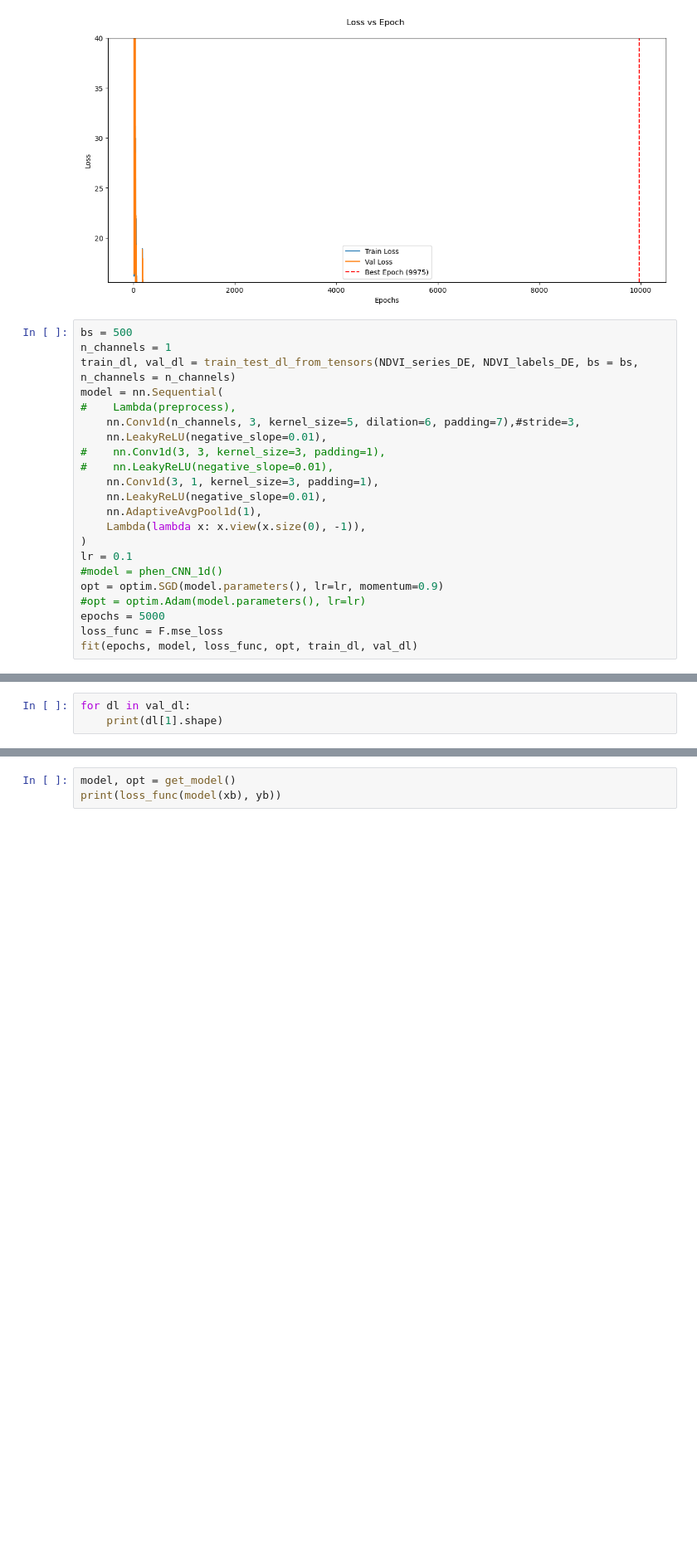
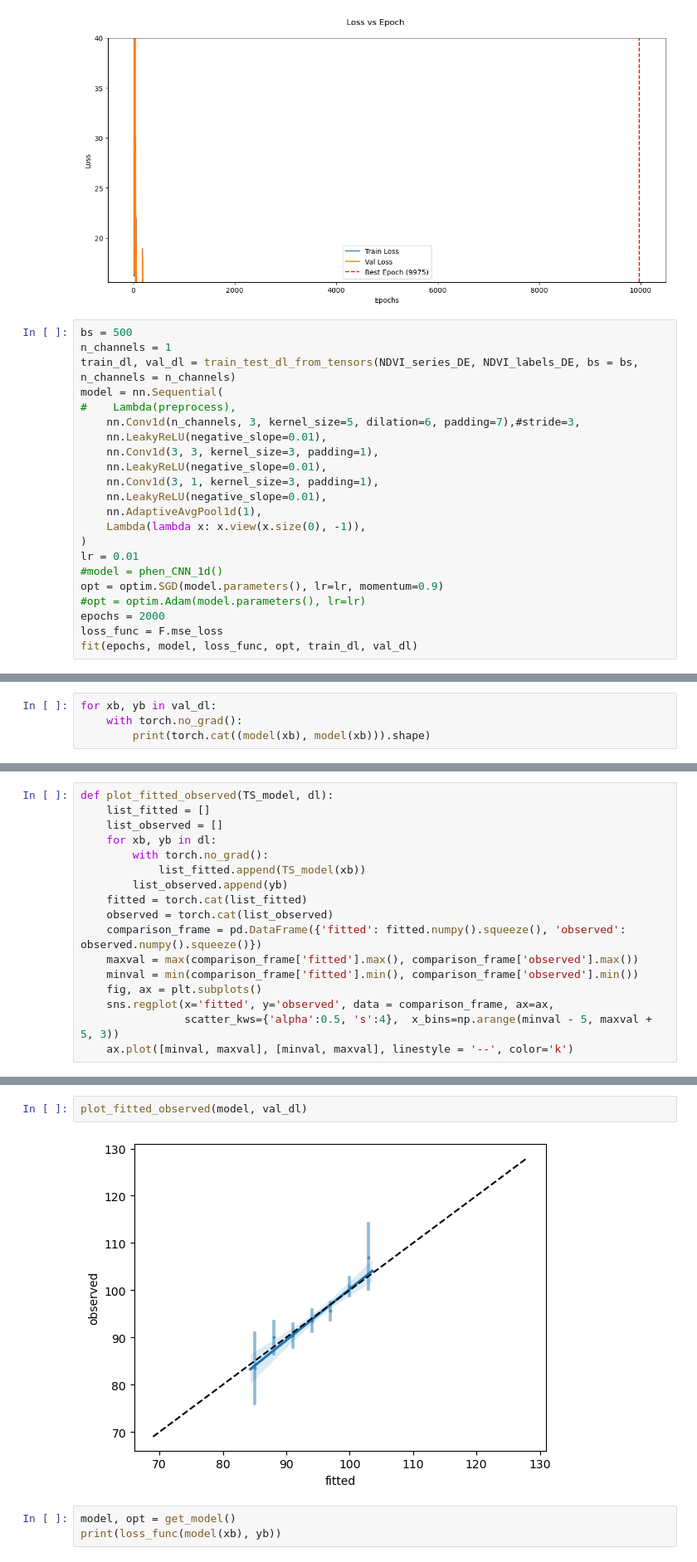
Before and after one commit to MartinP556/ML_algorithms, a Jupyter notebook: CNN_1d.ipynb, the cells around one changed output, grey strips where cells are left out. Shown: that part at 83% size. Cells and saved outputs as stored; diff of their text form; blank space fills up the shorter version.

```diff
--- a/CNN_1d.ipynb
+++ b/CNN_1d.ipynb
@@ -700,18 +936,18 @@ model = nn.Sequential(
 #    Lambda(preprocess),
     nn.Conv1d(n_channels, 3, kernel_size=5, dilation=6, padding=7),#stride=3,
     nn.LeakyReLU(negative_slope=0.01),
-#    nn.Conv1d(3, 3, kernel_size=3, padding=1),
-#    nn.LeakyReLU(negative_slope=0.01),
+    nn.Conv1d(3, 3, kernel_size=3, padding=1),
+    nn.LeakyReLU(negative_slope=0.01),
     nn.Conv1d(3, 1, kernel_size=3, padding=1),
     nn.LeakyReLU(negative_slope=0.01),
     nn.AdaptiveAvgPool1d(1),
     Lambda(lambda x: x.view(x.size(0), -1)),
 )
-lr = 0.1
+lr = 0.01
 #model = phen_CNN_1d()
 opt = optim.SGD(model.parameters(), lr=lr, momentum=0.9)
 #opt = optim.Adam(model.parameters(), lr=lr)
-epochs = 5000
+epochs = 2000
 loss_func = F.mse_loss
 fit(epochs, model, loss_func, opt, train_dl, val_dl)
 # %% [output]
@@ -736,3 +966,0 @@ R2 on test set: 0.15886473655700684
-# %%
-for dl in val_dl:
-    print(dl[1].shape)
@@ -760,0 +971,4 @@ R2 on test set: 0.103085458278656
+# %%
+for xb, yb in val_dl:
+    with torch.no_grad():
+        print(torch.cat((model(xb), model(xb))).shape)
@@ -760,0 +977,17 @@ R2 on test set: 0.103085458278656
+# %%
+def plot_fitted_observed(TS_model, dl):
+    list_fitted = []
+    list_observed = []
+    for xb, yb in dl:
+        with torch.no_grad():
+            list_fitted.append(TS_model(xb))
+        list_observed.append(yb)
+    fitted = torch.cat(list_fitted)
+    observed = torch.cat(list_observed)
+    comparison_frame = pd.DataFrame({'fitted': fitted.numpy().squeeze(), 'observed': observed.numpy().squeeze()})
+    maxval = max(comparison_frame['fitted'].max(), comparison_frame['observed'].max())
+    minval = min(comparison_frame['fitted'].min(), comparison_frame['observed'].min())
+    fig, ax = plt.subplots()
+    sns.regplot(x='fitted', y='observed', data = comparison_frame, ax=ax,
+                scatter_kws={'alpha':0.5, 's':4},  x_bins=np.arange(minval - 5, maxval + 5, 3))
+    ax.plot([minval, maxval], [minval, maxval], linestyle = '--', color='k')
@@ -761,3 +998,7 @@ R2 on test set: 0.103085458278656
+# %%
+plot_fitted_observed(model, val_dl)
+# %% [output]
+[figure, added]
 # %%
 model, opt = get_model()
 print(loss_func(model(xb), yb))
```
Also changed, not shown: parts of 37 cells of this notebook.
